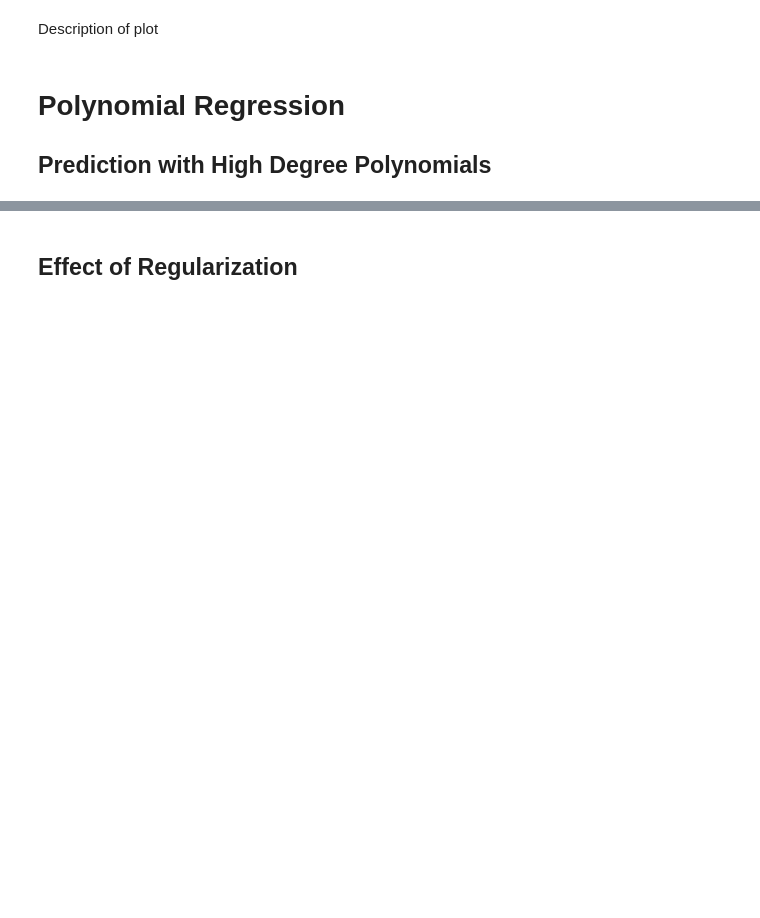
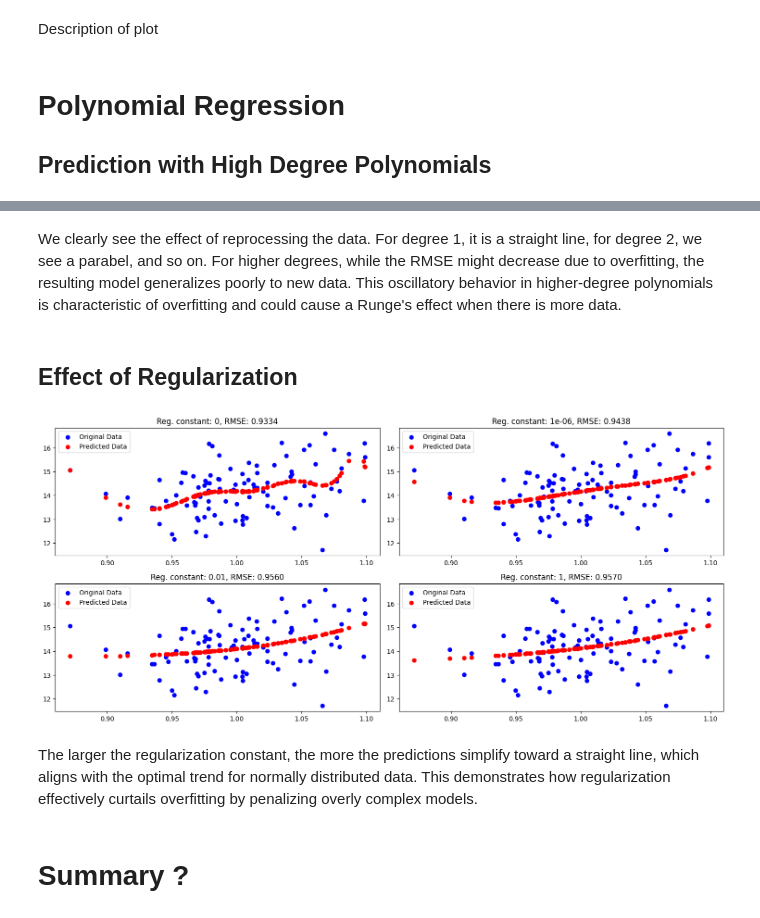
Before and after one commit to moOritzl/bachelorpraktikum-applied-machine-learning, a Jupyter notebook: Week_06/Generalized_Linear_Models_Polynomial_Regression.ipynb, the cells around one changed output, grey strips where cells are left out. Cells and saved outputs as stored; diff of their text form; code cells hidden in the pictures; blank space fills up the shorter version.

```diff
--- a/Week_06/Generalized_Linear_Models_Polynomial_Regression.ipynb
+++ b/Week_06/Generalized_Linear_Models_Polynomial_Regression.ipynb
@@ -256,2 +288,37 @@ degrees = [1, 2, 7, 10, 16, 100]
+# %% [markdown]
+We clearly see the effect of reprocessing the data. For degree 1, it is a straight line, for degree 2, we see a parabel, and so on. For higher degrees, while the RMSE might decrease due to overfitting, the resulting model generalizes poorly to new data. This oscillatory behavior in higher-degree polynomials is characteristic of overfitting and could cause a Runge's effect when there is more data.
 # %% [markdown]
 ## Effect of Regularization
+# %%
+def fortnite():
+    poly = PolynomialFeatures(degree=10)
+    poly_X = poly.fit_transform(D_1_x)
+
+    reg_consts = [0, 1e-6, 1e-2, 1]
+
+    plt.figure(figsize=(15, 10))
+    for i, reg_const in enumerate(reg_consts):
+        ridge = Ridge(alpha=reg_const)
+        ridge.fit(poly_X, D_1_y)
+        pred = ridge.predict(poly_X)
+
+        plt.subplot(3, 2, i + 1)
+        plt.scatter(D_1_x, D_1_y, color='blue', label='Original Data')
+        plt.scatter(D_1_x, pred, color='red', label=f'Predicted Data')
+
+        rmse = np.sqrt(mean_squared_error(D_1_y, pred))
+        plt.title(f'Reg. constant: {reg_const}, RMSE: {rmse:.4f}')
+
+        plt.legend()
+
+    plt.tight_layout()
+    plt.show()
+
+
+fortnite()
+# %% [output]
+[figure, added]
+# %% [markdown]
+The larger the regularization constant, the more the predictions simplify toward a straight line, which aligns with the optimal trend for normally distributed data. This demonstrates how regularization effectively curtails overfitting by penalizing overly complex models.
+# %% [markdown]
+# Summary ?
```
Also changed, not shown: parts of 3 cells of this notebook.
